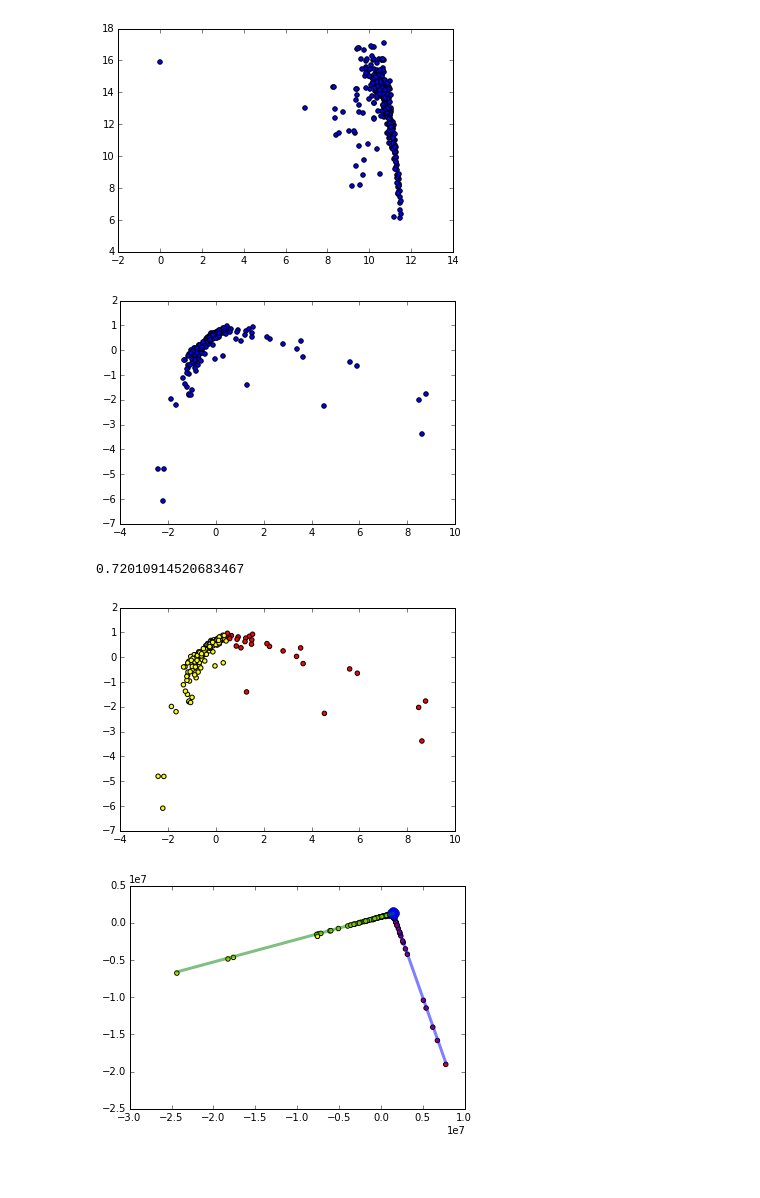
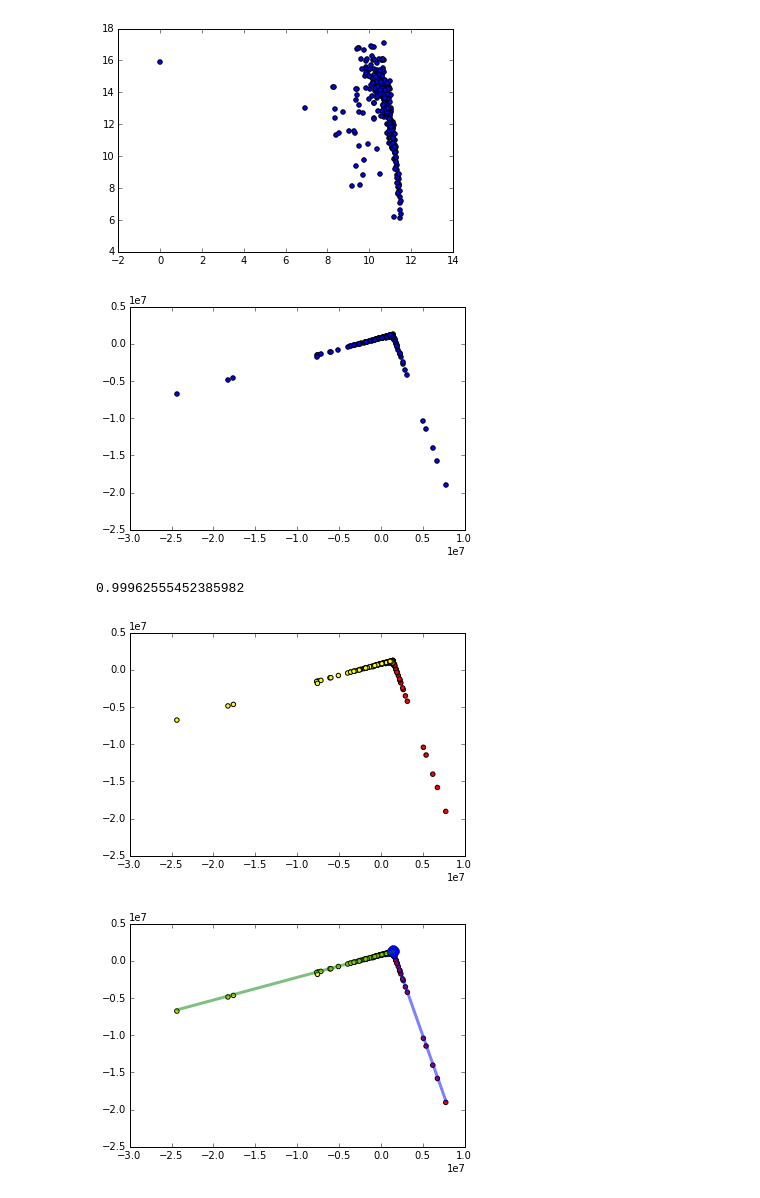
Before and after one commit to Alexander-Morgun/DataCompletion, a Jupyter notebook: Report.ipynb, the cells around one changed output. Cells and saved outputs as stored; diff of their text form; code cells hidden in the pictures; blank space fills up the shorter version.

```diff
--- a/Report.ipynb
+++ b/Report.ipynb
@@ -75,21 +77,21 @@ scatter(extended_data.log_d, extended_data.log_a);
 # %%
 from sklearn.decomposition import PCA
 pca = PCA(n_components=2)
-data_2d = pca.fit_transform(scaled_data)
+data_2d = pca.fit_transform(data.dropna())
 scatter(*(data_2d.T));
 # %% [output]
-[figure, old version]
+[figure, new version]
 # %%
 pca.explained_variance_ratio_.sum()
 # %% [output]
-0.72010914520683467
+0.99962555452385982
 # %%
 joint_idx = data_2d.argmax(axis=0)[1]
 joint = data_2d[joint_idx]
 branch_idx = (data_2d[:, 0] < joint[0])
 scatter(*(data_2d.T), c=branch_idx);
 # %% [output]
-[figure, old version]
+[figure, new version]
 # %%
 from sklearn.linear_model import LinearRegression
 branches = [LinearRegression() for _ in [0, 1]]
```
Also changed, not shown: parts of 9 cells of this notebook.
